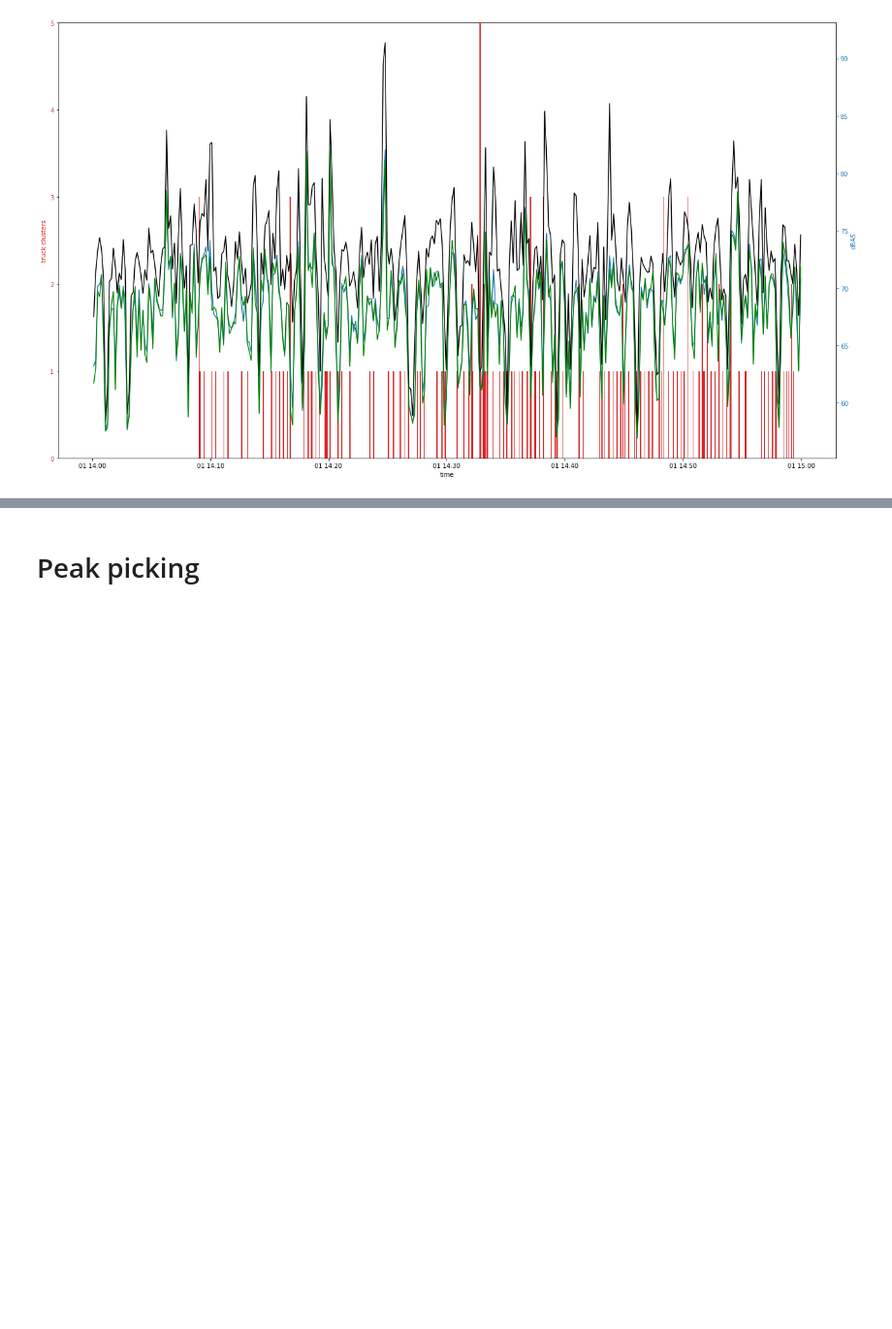
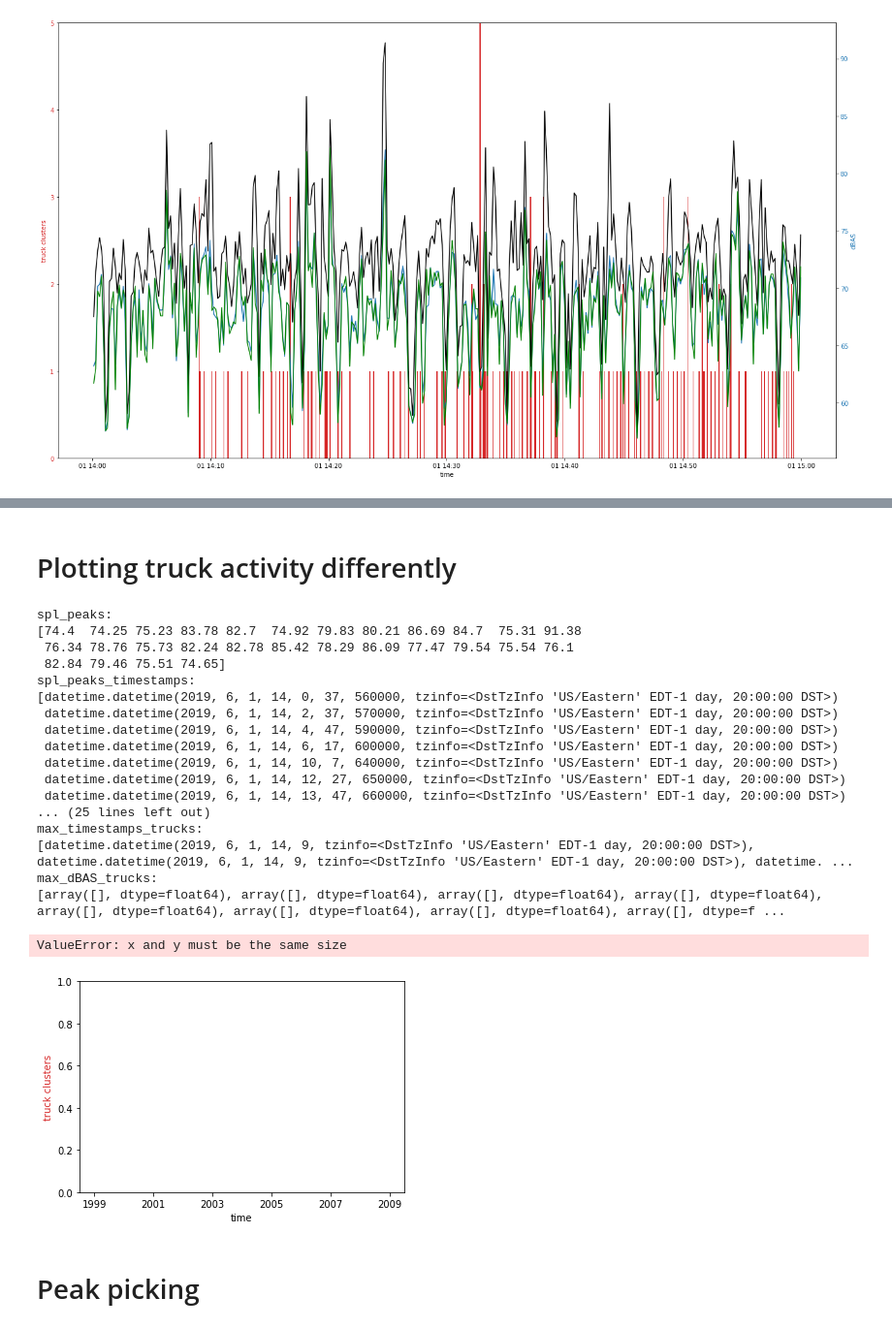
Before and after one commit to marin-hyatt/public-redhook-analysis, a Jupyter notebook: Truck_Analysis.ipynb, the cells around one changed output, grey strips where cells are left out. Shown at 97% size. Drawn from its saved outputs; the diff is of its cells as text; code cells hidden in the pictures; blank space fills up the shorter version.

```diff
--- a/Truck_Analysis.ipynb
+++ b/Truck_Analysis.ipynb
@@ -605,0 +657,2 @@ plot_truck_clusters(64, b827ebc178d2_transformed[hour_mask], projected_45[index]
+# %% [markdown]
+# Plotting truck activity differently
@@ -606,3 +782,27 @@ plot_truck_clusters(64, b827ebc178d2_transformed[hour_mask], projected_45[index]
+# %%
+plot_truck_clusters_scatter(64, b827ebc178d2_transformed[hour_mask], projected_45[index], \
+                          b827ebc178d2_timestamps_dt_hour, ten_sec_time_arr_hour, ten_sec_dBAS_arr_hour, \
+                          ten_sec_dBAS_max_hour, ten_sec_dBAS_median_hour, ten_sec_hour_bins, truck_clusters)
+# %% [output]
+spl_peaks:
+[74.4  74.25 75.23 83.78 82.7  74.92 79.83 80.21 86.69 84.7  75.31 91.38
+ 76.34 78.76 75.73 82.24 82.78 85.42 78.29 86.09 77.47 79.54 75.54 76.1
+ 82.84 79.46 75.51 74.65]
+spl_peaks_timestamps:
+[datetime.datetime(2019, 6, 1, 14, 0, 37, 560000, tzinfo=<DstTzInfo 'US/Eastern' EDT-1 day, 20:00:00 DST>)
+ datetime.datetime(2019, 6, 1, 14, 2, 37, 570000, tzinfo=<DstTzInfo 'US/Eastern' EDT-1 day, 20:00:00 DST>)
+ datetime.datetime(2019, 6, 1, 14, 4, 47, 590000, tzinfo=<DstTzInfo 'US/Eastern' EDT-1 day, 20:00:00 DST>)
+ datetime.datetime(2019, 6, 1, 14, 6, 17, 600000, tzinfo=<DstTzInfo 'US/Eastern' EDT-1 day, 20:00:00 DST>)
+ datetime.datetime(2019, 6, 1, 14, 10, 7, 640000, tzinfo=<DstTzInfo 'US/Eastern' EDT-1 day, 20:00:00 DST>)
+ datetime.datetime(2019, 6, 1, 14, 12, 27, 650000, tzinfo=<DstTzInfo 'US/Eastern' EDT-1 day, 20:00:00 DST>)
+ datetime.datetime(2019, 6, 1, 14, 13, 47, 660000, tzinfo=<DstTzInfo 'US/Eastern' EDT-1 day, 20:00:00 DST>)
+... (25 lines left out)
+max_timestamps_trucks:
+[datetime.datetime(2019, 6, 1, 14, 9, tzinfo=<DstTzInfo 'US/Eastern' EDT-1 day, 20:00:00 DST>), datetime.datetime(2019, 6, 1, 14, 9, tzinfo=<DstTzInfo 'US/Eastern' EDT-1 day, 20:00:00 DST>), datetime. ...
+max_dBAS_trucks:
+[array([], dtype=float64), array([], dtype=float64), array([], dtype=float64), array([], dtype=float64), array([], dtype=float64), array([], dtype=float64), array([], dtype=float64), array([], dtype=f ...
+ValueError: x and y must be the same size
+[figure, added]
 # %% [markdown]
 # Peak picking
 # %%
```
Also changed, not shown: parts of 18 cells of this notebook.
